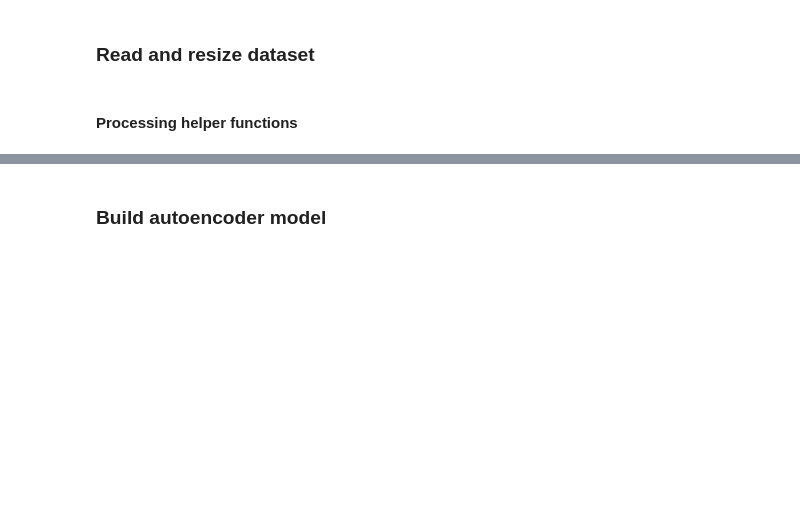
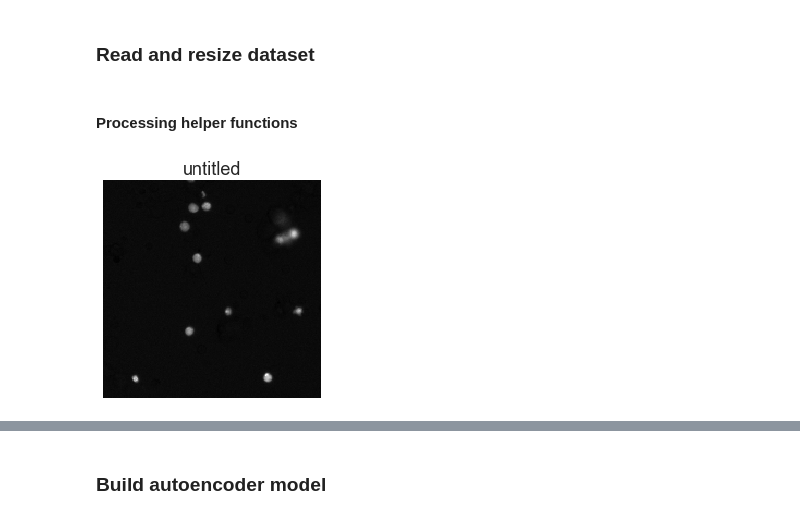
Before and after one commit to leonore/deep-learning-for-immune-cells, a Jupyter notebook: src/cell_autoencoder.ipynb, the cells around one changed output, grey strips where cells are left out. Drawn from its saved outputs; the diff is of its cells as text; code cells hidden in the pictures; blank space fills up the shorter version.

```diff
--- a/src/cell_autoencoder.ipynb
+++ b/src/cell_autoencoder.ipynb
@@ -109,3 +109,7 @@ for file in filenames:
     i += 1
 
 labels = filenames_to_labels(filenames, folder)
+# %%
+show_image(dataset[56])
+# %% [output]
+[figure, added]
```
Also changed, not shown: parts of 9 cells of this notebook, 2 other files.
